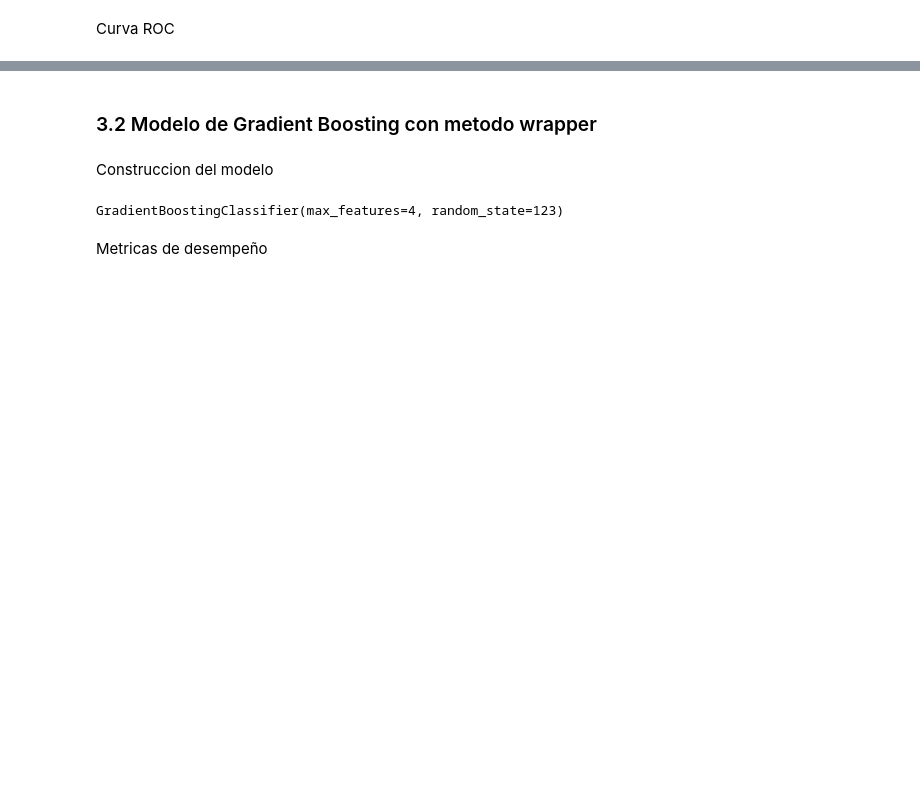
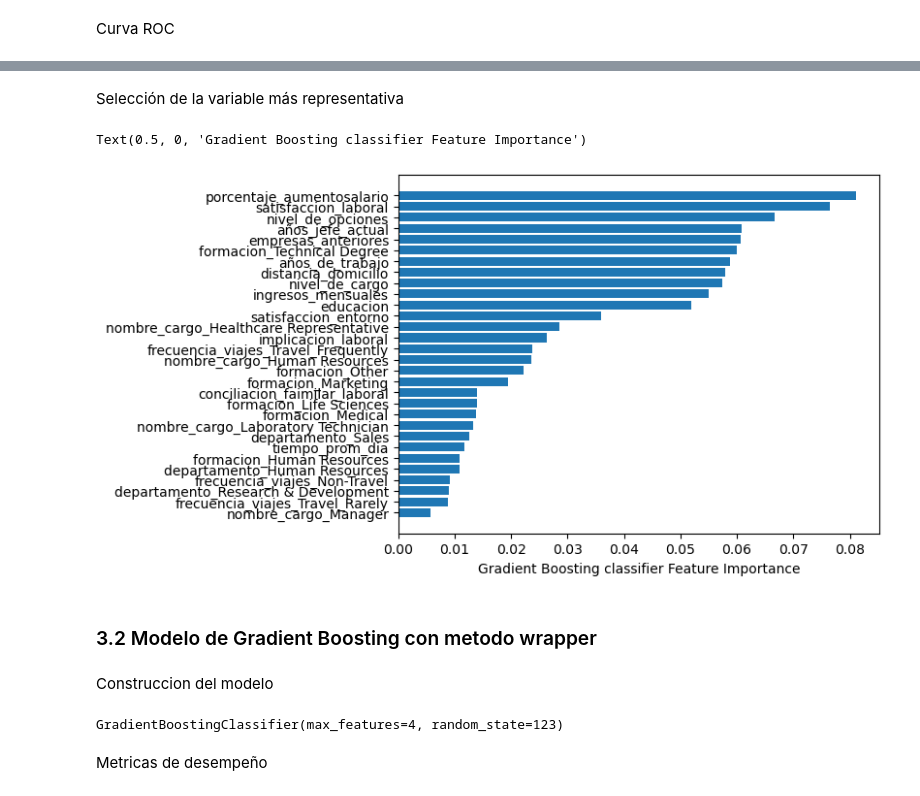
Before and after one commit to CamiloLoaiza12/Analitica2_trabajo1, a Jupyter notebook: Selección_de_variables_y_regularización.ipynb, the cells around one changed output, grey strips where cells are left out. Saved outputs shown, nothing was run; the diff lists cells and outputs as text; code cells hidden in the pictures; blank space fills up the shorter version.

```diff
--- a/Selección_de_variables_y_regularización.ipynb
+++ b/Selección_de_variables_y_regularización.ipynb
@@ -953,3 +943,13 @@ plt.show()
+# %% [markdown]
+Selección de la variable más representativa
+# %%
+importance = gboos.feature_importances_
+sorted_idx = gboos.feature_importances_.argsort()
+plt.barh(X_train.columns[sorted_idx], importance[sorted_idx])
+plt.xlabel("Gradient Boosting classifier Feature Importance")
+# %% [output]
+Text(0.5, 0, 'Gradient Boosting classifier Feature Importance')
+[figure, added]
 # %% [markdown]
 ### 3.2 Modelo de Gradient Boosting con metodo wrapper
 # %% [markdown]
```
Also changed, not shown: parts of 11 cells of this notebook, 1 other file.
